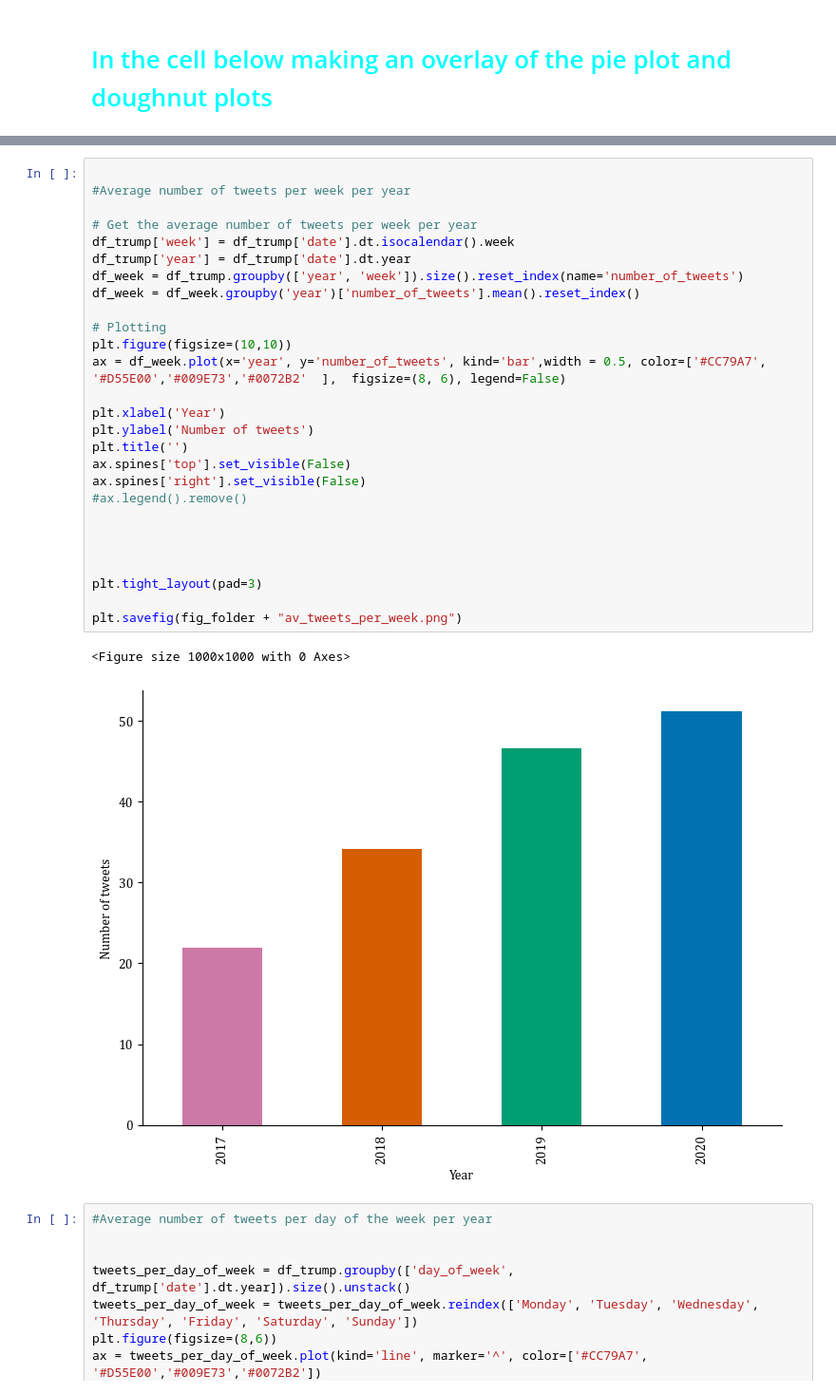
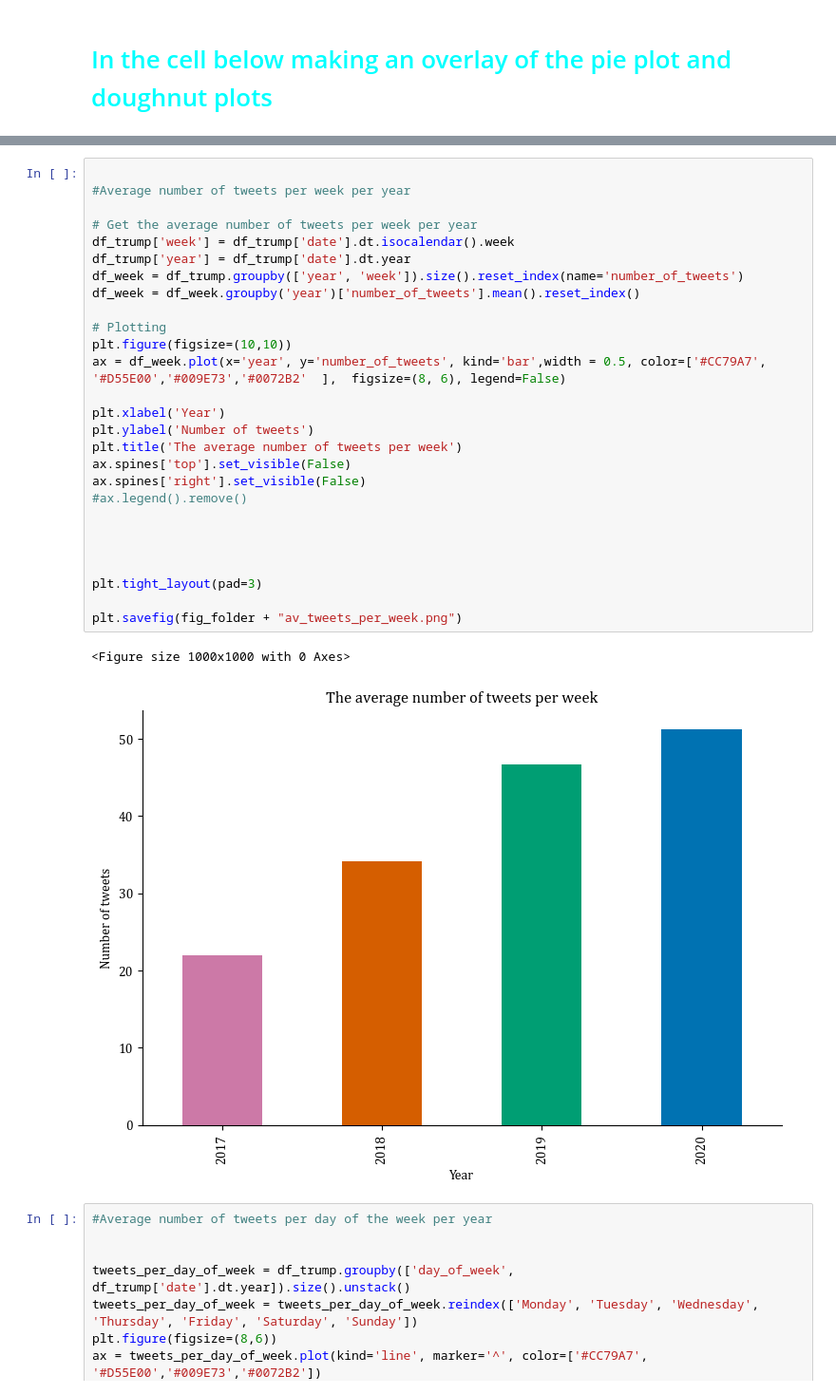
Before and after one commit to Htbibalan/PYTHON_COURSE_2024, a Jupyter notebook: notebooks/hel8048_project.ipynb, the cells around one changed output, grey strips where cells are left out. Shown at 95% size. Cells and saved outputs as stored; diff of their text form.

```diff
--- a/notebooks/hel8048_project.ipynb
+++ b/notebooks/hel8048_project.ipynb
@@ -143,33 +144,33 @@ plt.show()
 # %%
 
 #Average number of tweets per week per year
 
 # Get the average number of tweets per week per year
 df_trump['week'] = df_trump['date'].dt.isocalendar().week
 df_trump['year'] = df_trump['date'].dt.year
 df_week = df_trump.groupby(['year', 'week']).size().reset_index(name='number_of_tweets')
 df_week = df_week.groupby('year')['number_of_tweets'].mean().reset_index()
 
 # Plotting
 plt.figure(figsize=(10,10))
 ax = df_week.plot(x='year', y='number_of_tweets', kind='bar',width = 0.5, color=['#CC79A7', '#D55E00','#009E73','#0072B2'  ],  figsize=(8, 6), legend=False)
 
 plt.xlabel('Year')
 plt.ylabel('Number of tweets')
-plt.title('')
+plt.title('The average number of tweets per week')
 ax.spines['top'].set_visible(False)
 ax.spines['right'].set_visible(False)
 #ax.legend().remove()
 
 
 
 
 plt.tight_layout(pad=3)
 
 plt.savefig(fig_folder + "av_tweets_per_week.png")
 # %% [output]
 <Figure size 1000x1000 with 0 Axes>
-[figure, old version]
+[figure, new version]
 # %%
 #Average number of tweets per day of the week per year
 
```
Also changed, not shown: parts of 2 cells of this notebook, 4 other files.
